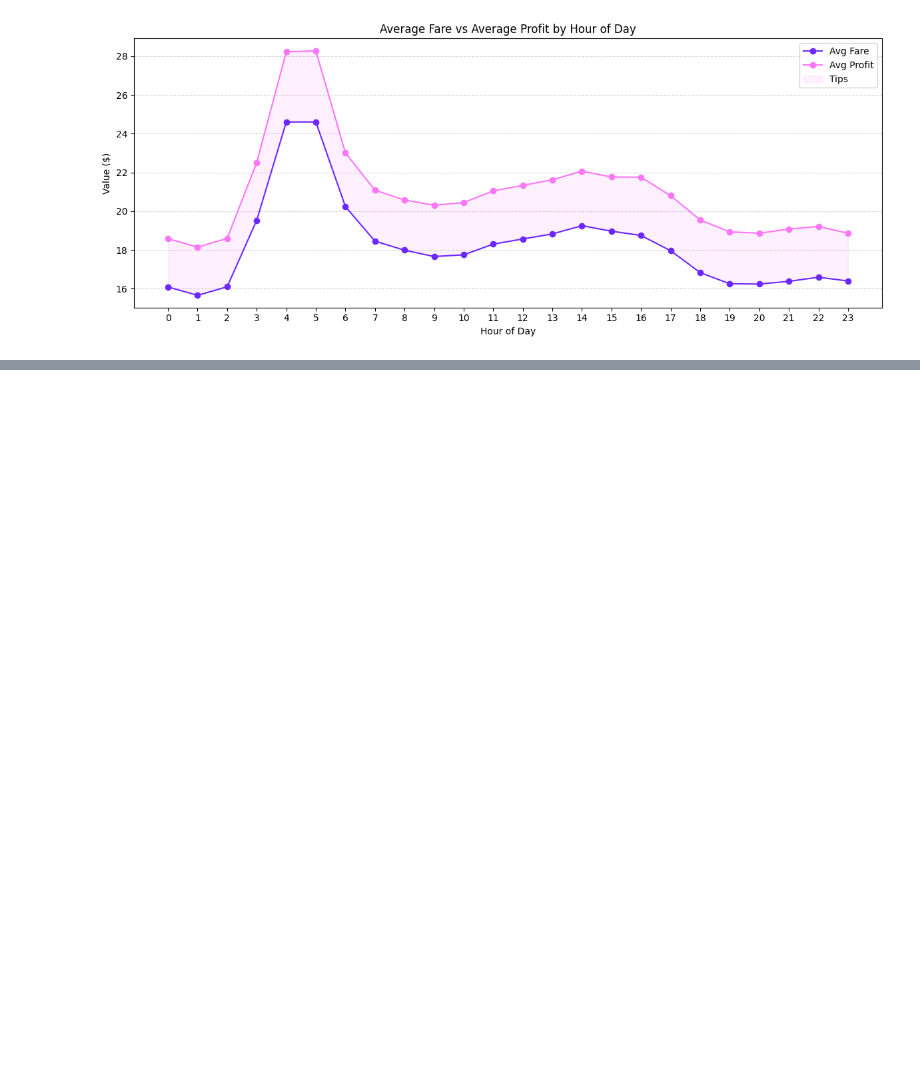
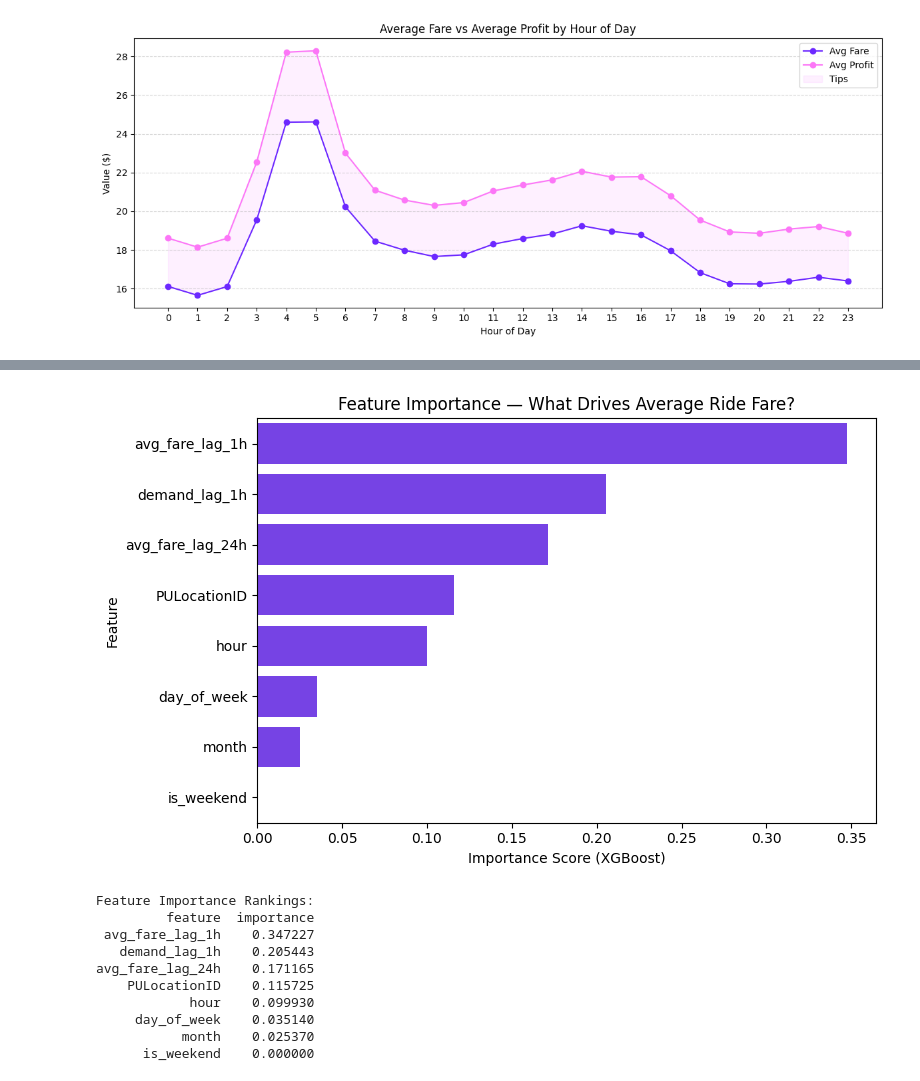
Before and after one commit to emma123456789102/Machine-Learning-Taxi-, a Jupyter notebook: models/expected_revenue/EDA_lucy.ipynb, the cells around one changed output, grey strips where cells are left out. Cells and saved outputs as stored; diff of their text form; code cells hidden in the pictures; blank space fills up the shorter version.

```diff
--- a/models/expected_revenue/EDA_lucy.ipynb
+++ b/models/expected_revenue/EDA_lucy.ipynb
@@ -365,6 +376,11 @@ hourly["demand_lag_1h"]   = hourly.groupby("PULocationID")["demand"].shift(1)
 hourly["demand_lag_24h"]  = hourly.groupby("PULocationID")["demand"].shift(24)   # same hour yesterday
 hourly["demand_lag_168h"] = hourly.groupby("PULocationID")["demand"].shift(168)  # same hour last week
 
+# Lag features: avg_fare in the same zone at previous time points
+# These are also computer per zone (groupby PULocationID)
+hourly["avg_fare_lag_1h"]   = hourly.groupby("PULocationID")["avg_fare"].shift(1)    # 1 hour ago
+hourly["avg_fare_lag_24h"]  = hourly.groupby("PULocationID")["avg_fare"].shift(24)   # same hour yesterday
+
 # Drop rows where lag features are NaN
 # (the first 168 hours per zone won't have a full week of history)
 hourly = hourly.dropna()
@@ -414,0 +519,12 @@ plt.show()
+# %%
+# Initialise XGBoost regressor with chosen hyperparameters
+model = XGBRegressor(
+    n_estimators  = 300,   # build 300 trees sequentially
+    learning_rate = 0.05,  # conservative learning rate to avoid overfitting
+    max_depth     = 6,     # moderate tree depth
+    random_state  = 42     # fixed seed for reproducibility
+)
+
+print("Training XGBoost model...")
+model.fit(X_train, y_train)
+print("Training complete!")
@@ -414,0 +584,31 @@ plt.show()
+# %%
+# Extract and sort feature importance scores
+importance = pd.DataFrame({
+    "feature":    features_fare,
+    "importance": model.feature_importances_
+}).sort_values("importance", ascending=False)
+
+# Visualise as horizontal bar chart
+plt.figure(figsize=(8, 5))
+sns.barplot(data=importance, x="importance", y="feature", color=pretty_palette[0])
+plt.title("Feature Importance — What Drives Average Ride Fare?")
+plt.xlabel("Importance Score (XGBoost)")
+plt.ylabel("Feature")
+plt.tight_layout()
+plt.show()
+
+# Print the raw importance table
+print("\nFeature Importance Rankings:")
+print(importance.to_string(index=False))
+# %% [output]
+[figure, added]
+Feature Importance Rankings:
+         feature  importance
+ avg_fare_lag_1h    0.347227
+   demand_lag_1h    0.205443
+avg_fare_lag_24h    0.171165
+    PULocationID    0.115725
+            hour    0.099930
+     day_of_week    0.035140
+           month    0.025370
+      is_weekend    0.000000
```
Also changed, not shown: parts of 29 cells of this notebook.
